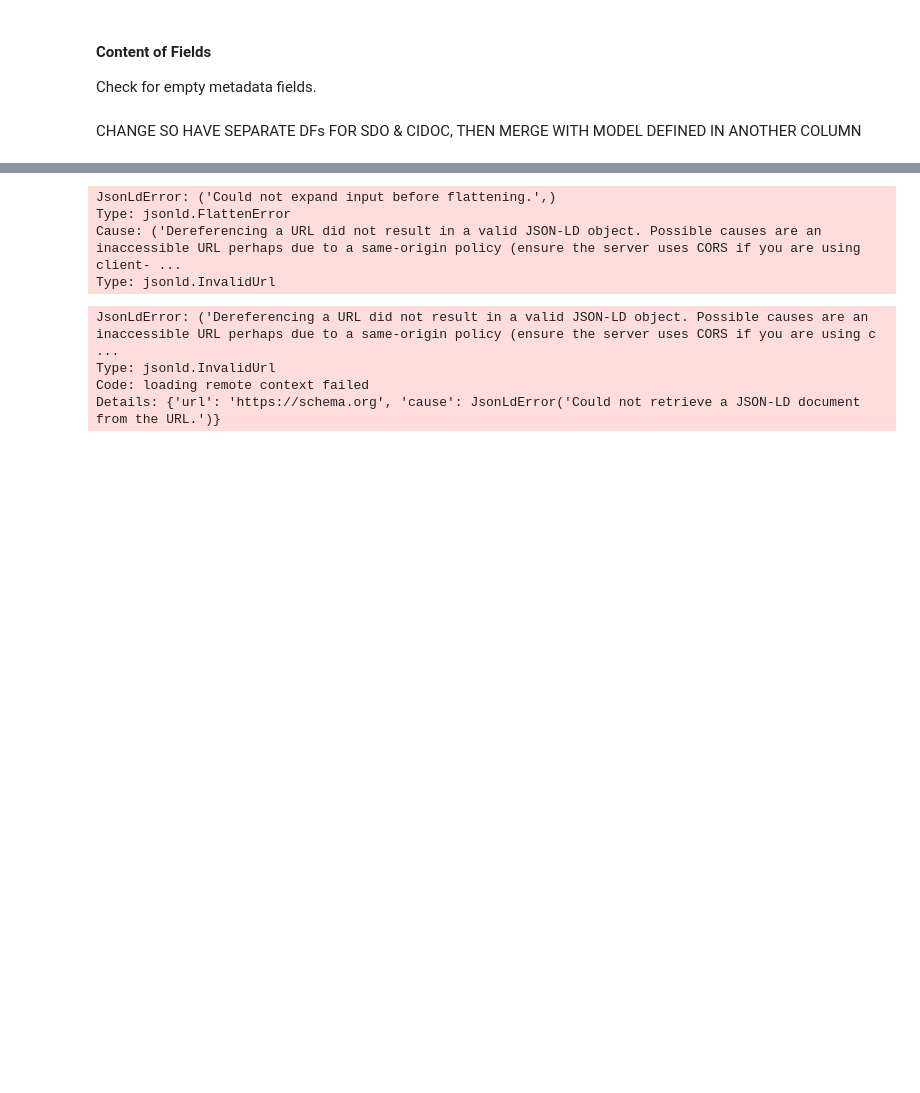
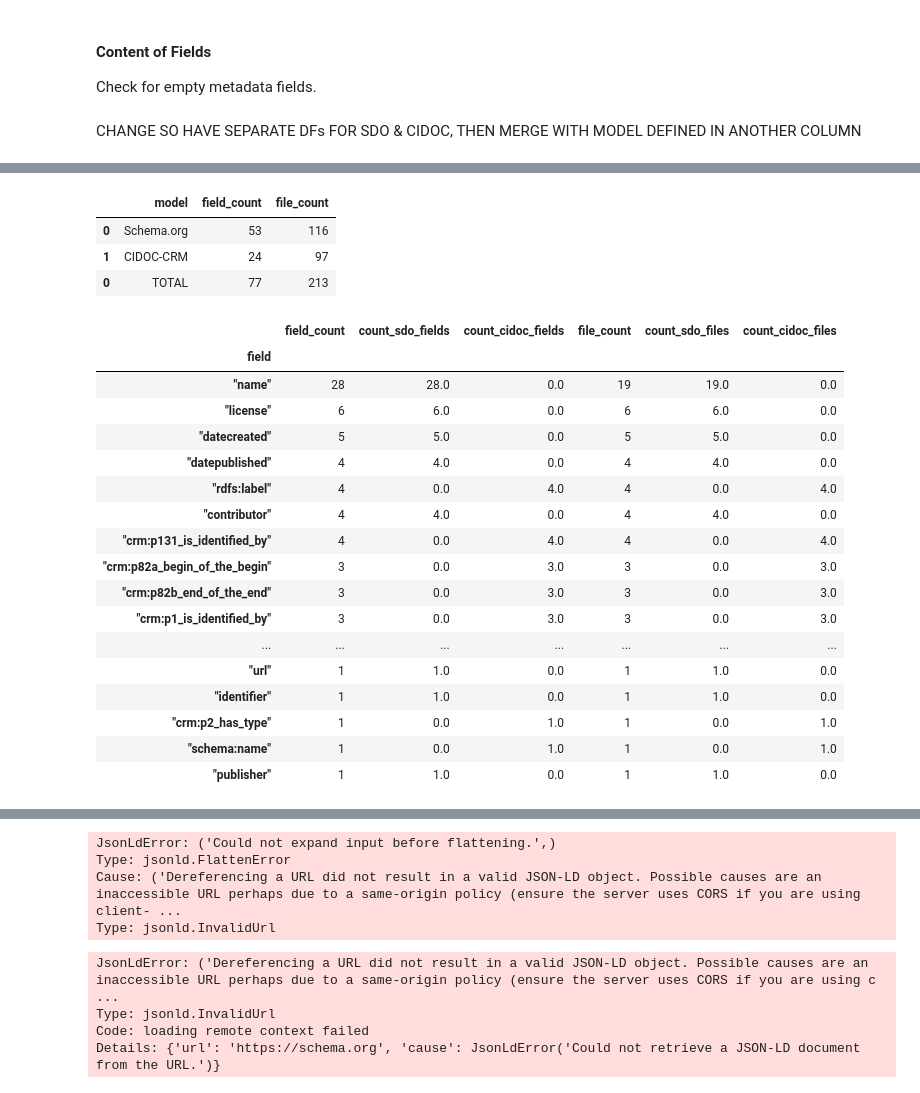
Before and after one commit to thegoose20/lada-eval, a Jupyter notebook: evaluation-completeness.ipynb, the cells around one changed output, grey strips where cells are left out. Saved outputs shown, nothing was run; the diff lists cells and outputs as text; code cells hidden in the pictures; blank space fills up the shorter version.

```diff
--- a/evaluation-completeness.ipynb
+++ b/evaluation-completeness.ipynb
@@ -707,3 +718,3 @@ df_empty_exploded.head()
 # %%
-df_empty_exploded[["field", "value"]] = df_empty_exploded[["fields"]].str.split(": ", expand=True)
+df_empty_exploded[["field", "value"]] = df_empty_exploded["fields"].str.split(": ", expand=True)
 df_empty_exploded.tail()
@@ -709,0 +728,50 @@ df_empty_exploded.tail()
+# %%
+df_model_fields = pd.DataFrame(df_empty_exploded.model.value_counts()).rename(columns={"count":"field_count"})
+total_empty_fields = df_empty_exploded.shape[0]
+df_model_files = pd.DataFrame(df_empty.model.value_counts()).rename(columns={"count":"file_count"})
+total_files_with_empty = df_empty.shape[0]
+df_model_totals = df_model_fields.join(df_model_files).reset_index()
+df_model_totals = pd.concat([df_model_totals, pd.DataFrame.from_dict({"model": ["TOTAL"], "field_count": total_empty_fields, "file_count": total_files_with_empty})])
+df_model_totals
+# %% [output]
+|  | model | field_count | file_count |
+| 0 | Schema.org | 53 | 116 |
+| 1 | CIDOC-CRM | 24 | 97 |
+| 0 | TOTAL | 77 | 213 |
+# %%
+col = "field"
+all_field_counts = pd.DataFrame(df_empty_exploded[col].value_counts())
+sdo_field_counts = pd.DataFrame(df_empty_exploded.loc[df_empty_exploded.model == "Schema.org"][col].value_counts())
+cidoc_field_counts = pd.DataFrame(df_empty_exploded.loc[df_empty_exploded.model == "CIDOC-CRM"][col].value_counts())
+field_counts = all_field_counts.join(sdo_field_counts, rsuffix="_sdo_fields").join(cidoc_field_counts, rsuffix="_cidoc_fields")
+field_counts = field_counts.rename(columns={"count":"field_count"})
+# field_counts
+subdf = df_empty_exploded[["file_path", "model", col]].drop_duplicates()
+all_file_counts = pd.DataFrame(subdf[col].value_counts())
+sdo_file_counts = pd.DataFrame(subdf.loc[subdf.model == "Schema.org"][col].value_counts())
+cidoc_file_counts = pd.DataFrame(subdf.loc[subdf.model == "CIDOC-CRM"][col].value_counts())
+file_counts = all_file_counts.join(sdo_file_counts, rsuffix="_sdo_files").join(cidoc_file_counts, rsuffix="_cidoc_files")
+file_counts = file_counts.rename(columns={"count":"file_count"})
+# file_counts
+field_counts = field_counts.join(file_counts)
+field_counts = field_counts.fillna(0)
+field_counts
+# %% [output]
+|  | field_count | count_sdo_fields | count_cidoc_fields | file_count | count_sdo_files | count_cidoc_files |
+| field |  |  |  |  |  |  |
+| "name" | 28 | 28.0 | 0.0 | 19 | 19.0 | 0.0 |
+| "license" | 6 | 6.0 | 0.0 | 6 | 6.0 | 0.0 |
+| "datecreated" | 5 | 5.0 | 0.0 | 5 | 5.0 | 0.0 |
+| "datepublished" | 4 | 4.0 | 0.0 | 4 | 4.0 | 0.0 |
+| "rdfs:label" | 4 | 0.0 | 4.0 | 4 | 0.0 | 4.0 |
+| "contributor" | 4 | 4.0 | 0.0 | 4 | 4.0 | 0.0 |
+| "crm:p131_is_identified_by" | 4 | 0.0 | 4.0 | 4 | 0.0 | 4.0 |
+| "crm:p82a_begin_of_the_begin" | 3 | 0.0 | 3.0 | 3 | 0.0 | 3.0 |
+| "crm:p82b_end_of_the_end" | 3 | 0.0 | 3.0 | 3 | 0.0 | 3.0 |
+| "crm:p1_is_identified_by" | 3 | 0.0 | 3.0 | 3 | 0.0 | 3.0 |
+| ... | ... | ... | ... | ... | ... | ... |
+| "url" | 1 | 1.0 | 0.0 | 1 | 1.0 | 0.0 |
+| "identifier" | 1 | 1.0 | 0.0 | 1 | 1.0 | 0.0 |
+| "crm:p2_has_type" | 1 | 0.0 | 1.0 | 1 | 0.0 | 1.0 |
+| "schema:name" | 1 | 0.0 | 1.0 | 1 | 0.0 | 1.0 |
+| "publisher" | 1 | 1.0 | 0.0 | 1 | 1.0 | 0.0 |
```
Also changed, not shown: parts of 19 cells of this notebook.
